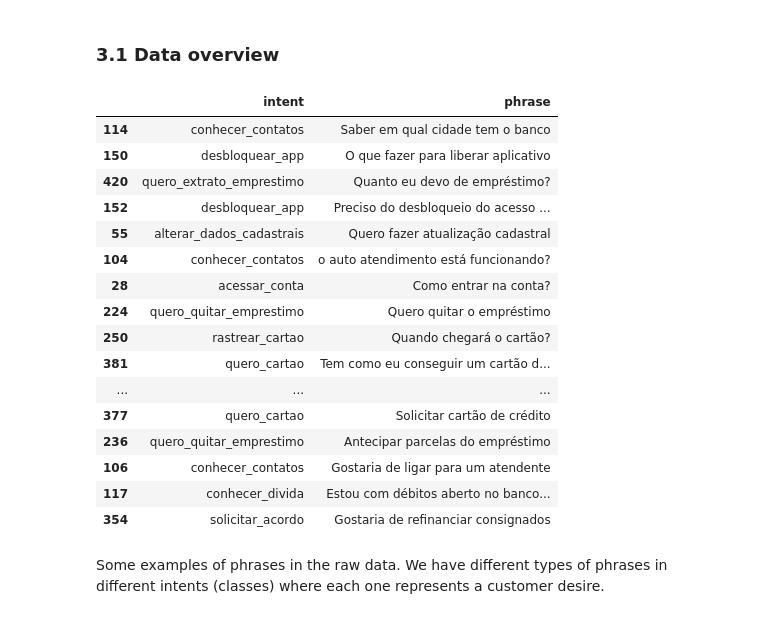
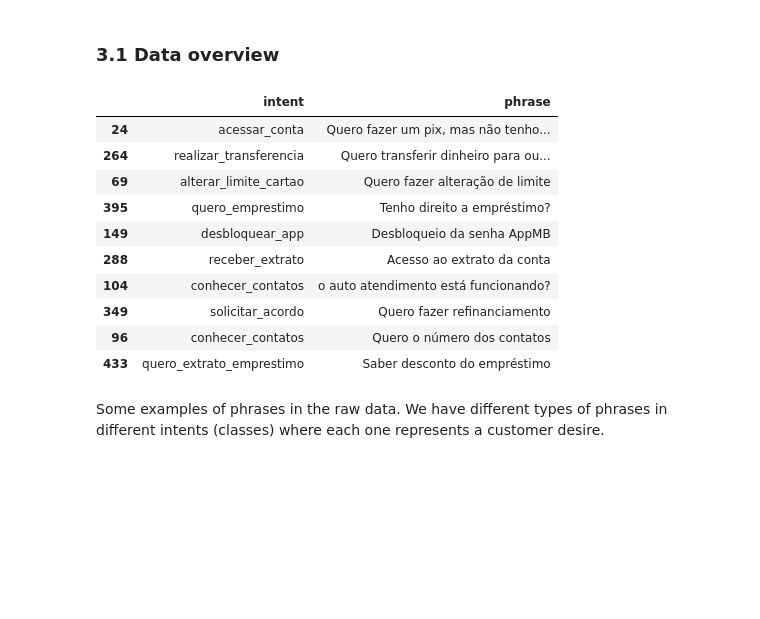
Before and after one commit to Dellonath/nlp-cognitive-engine, a Jupyter notebook: notebooks/v1.0-exploratory-data-analysis.ipynb, the cells around one changed output. Saved outputs shown, nothing was run; the diff lists cells and outputs as text; code cells hidden in the pictures; blank space fills up the shorter version.

```diff
--- a/notebooks/v1.0-exploratory-data-analysis.ipynb
+++ b/notebooks/v1.0-exploratory-data-analysis.ipynb
@@ -27,25 +27,19 @@ memory usage: 6.9+ KB
 # %% [markdown]
 ### 3.1 Data overview
 # %%
-data.sample(20)
+data.sample(10)
 # %% [output]
 |  | intent | phrase |
-| 114 | conhecer_contatos | Saber em qual cidade tem o banco |
-| 150 | desbloquear_app | O que fazer para liberar aplicativo |
-| 420 | quero_extrato_emprestimo | Quanto eu devo de empréstimo? |
-| 152 | desbloquear_app | Preciso do desbloqueio do acesso ... |
-| 55 | alterar_dados_cadastrais | Quero fazer atualização cadastral |
+| 24 | acessar_conta | Quero fazer um pix, mas não tenho... |
+| 264 | realizar_transferencia | Quero transferir dinheiro para ou... |
+| 69 | alterar_limite_cartao | Quero fazer alteração de limite |
+| 395 | quero_emprestimo | Tenho direito a empréstimo? |
+| 149 | desbloquear_app | Desbloqueio da senha AppMB |
+| 288 | receber_extrato | Acesso ao extrato da conta |
 | 104 | conhecer_contatos | o auto atendimento está funcionando? |
-| 28 | acessar_conta | Como entrar na conta? |
-| 224 | quero_quitar_emprestimo | Quero quitar o empréstimo |
-| 250 | rastrear_cartao | Quando chegará o cartão? |
-| 381 | quero_cartao | Tem como eu conseguir um cartão d... |
-| ... | ... | ... |
-| 377 | quero_cartao | Solicitar cartão de crédito |
-| 236 | quero_quitar_emprestimo | Antecipar parcelas do empréstimo |
-| 106 | conhecer_contatos | Gostaria de ligar para um atendente |
-| 117 | conhecer_divida | Estou com débitos aberto no banco... |
-| 354 | solicitar_acordo | Gostaria de refinanciar consignados |
+| 349 | solicitar_acordo | Quero fazer refinanciamento |
+| 96 | conhecer_contatos | Quero o número dos contatos |
+| 433 | quero_extrato_emprestimo | Saber desconto do empréstimo |
 # %% [markdown]
 Some examples of phrases in the raw data. We have different types of phrases in different intents (classes) where each one represents a customer desire.
 # %% [markdown]
```
Also changed, not shown: 21 other files.
